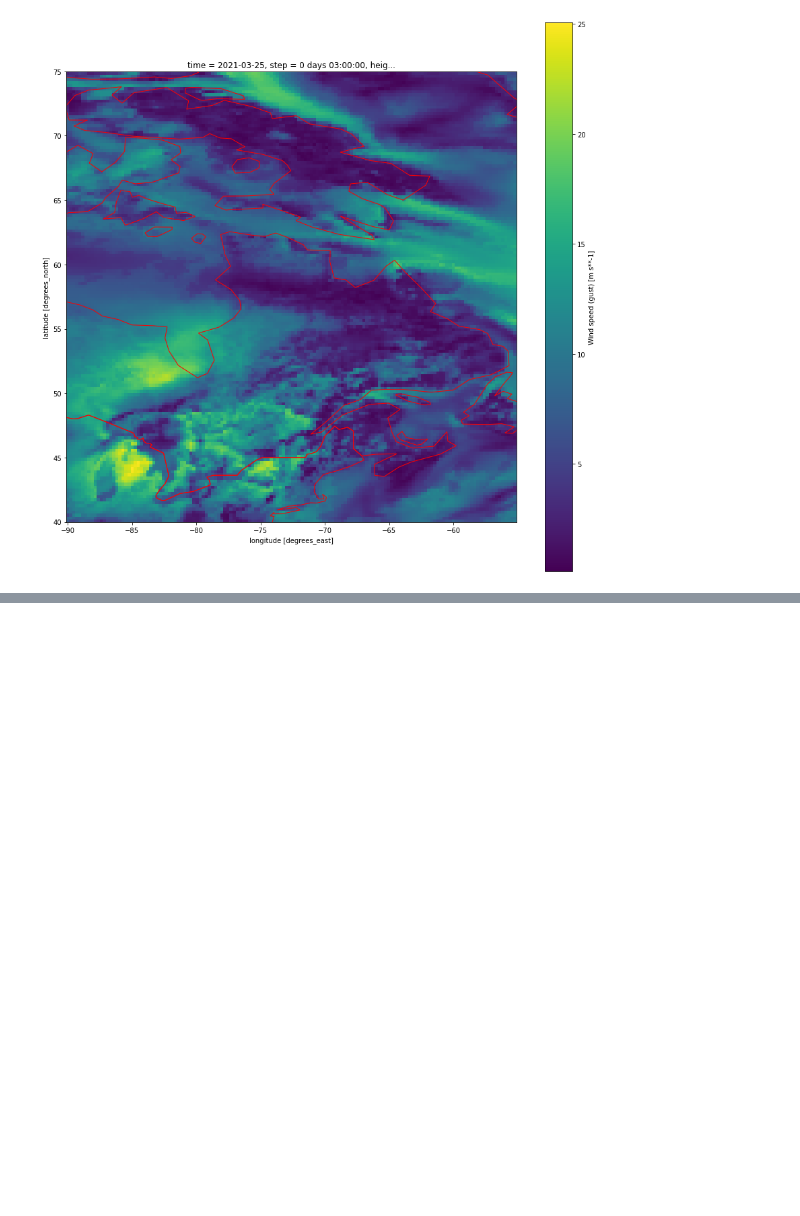
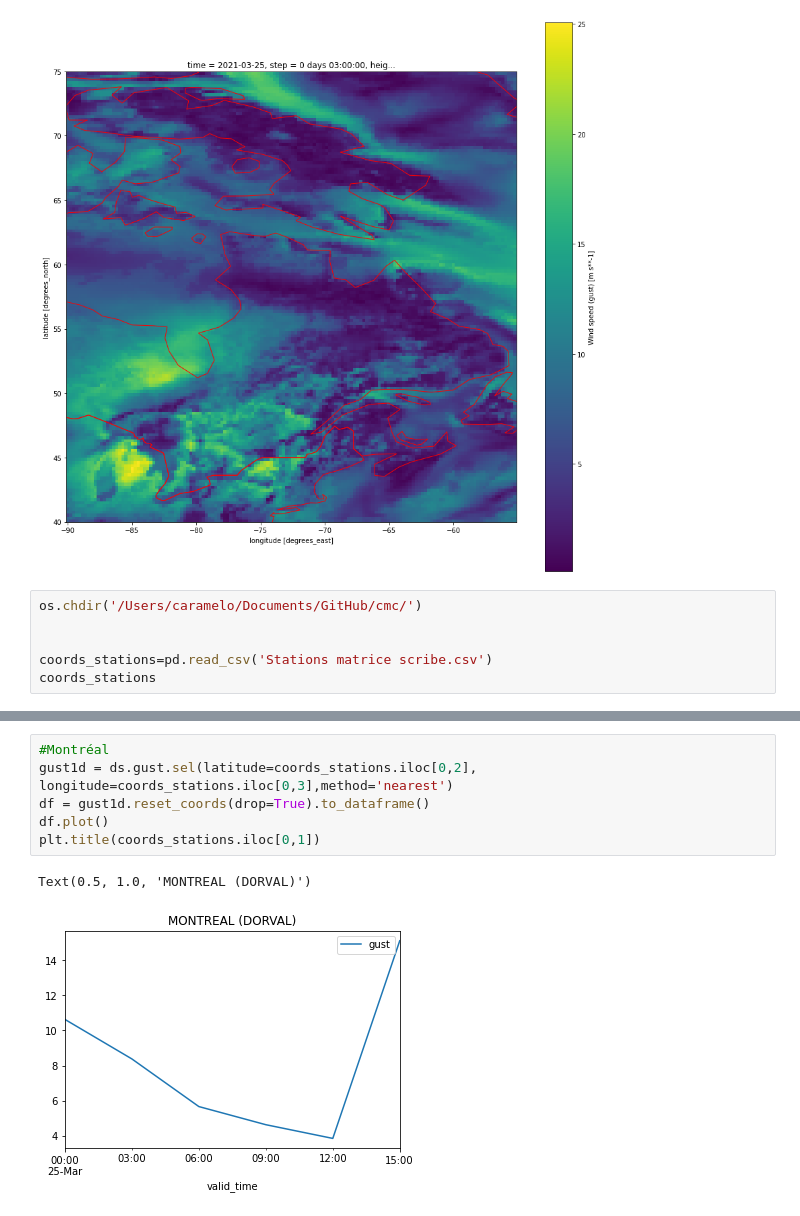
Before and after one commit to tito-am/cmc, a Jupyter notebook: Matrices Scribe Gust - GDPS.ipynb, the cells around one changed output, grey strips where cells are left out. Saved outputs shown, nothing was run; the diff lists cells and outputs as text; blank space fills up the shorter version.

```diff
--- a/Matrices Scribe Gust - GDPS.ipynb
+++ b/Matrices Scribe Gust - GDPS.ipynb
@@ -141,3 +141,9 @@ countries.plot(ax=ax,facecolor='none',edgecolor='red')
 # %% [output]
 <AxesSubplot:title={'center':'time = 2021-03-25, step = 0 days 03:00:00, heig...'}, xlabel='longitude [degrees_east]', ylabel='latitude [degrees_north]'>
 [figure]
+# %%
+os.chdir('/Users/caramelo/Documents/GitHub/cmc/')
+
+
+coords_stations=pd.read_csv('Stations matrice scribe.csv')
+coords_stations
@@ -143,0 +169,9 @@ countries.plot(ax=ax,facecolor='none',edgecolor='red')
+# %%
+#Montréal
+gust1d = ds.gust.sel(latitude=coords_stations.iloc[0,2], longitude=coords_stations.iloc[0,3],method='nearest')
+df = gust1d.reset_coords(drop=True).to_dataframe()
+df.plot()
+plt.title(coords_stations.iloc[0,1])
+# %% [output]
+Text(0.5, 1.0, 'MONTREAL (DORVAL)')
+[figure, added]
```
Also changed, not shown: parts of 3 cells of this notebook, 1 other file.
